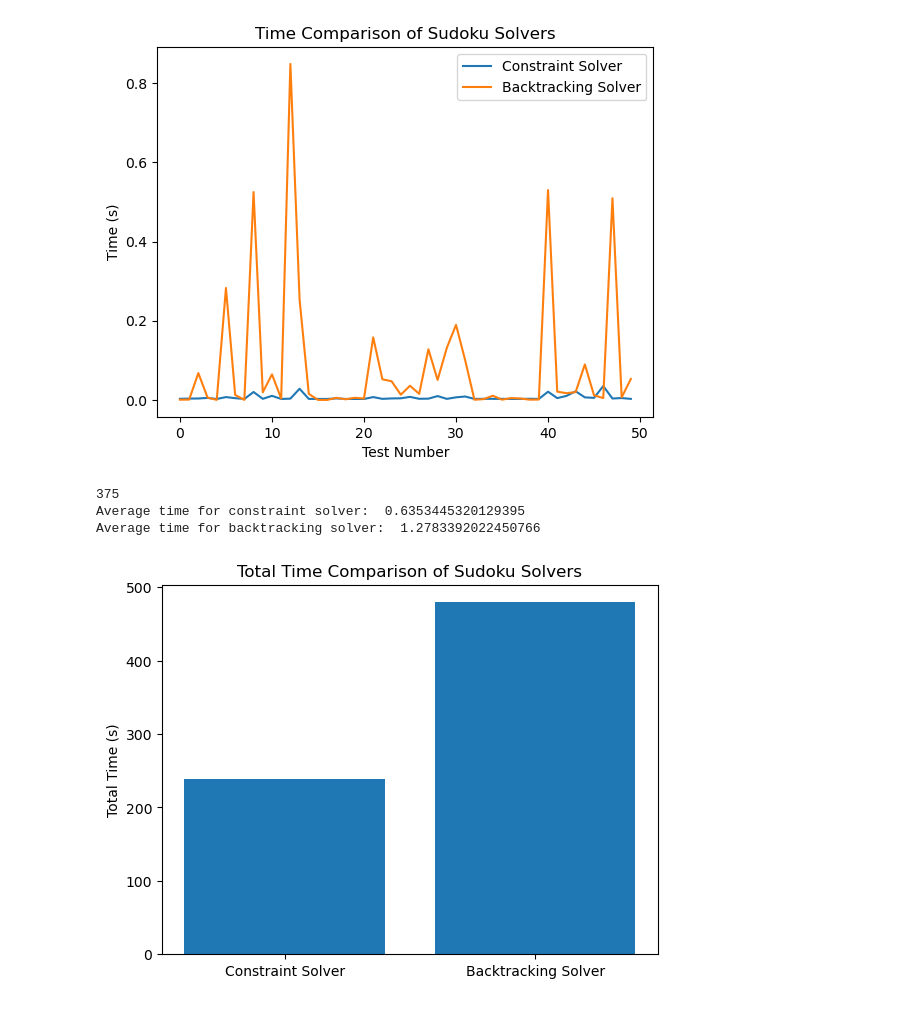
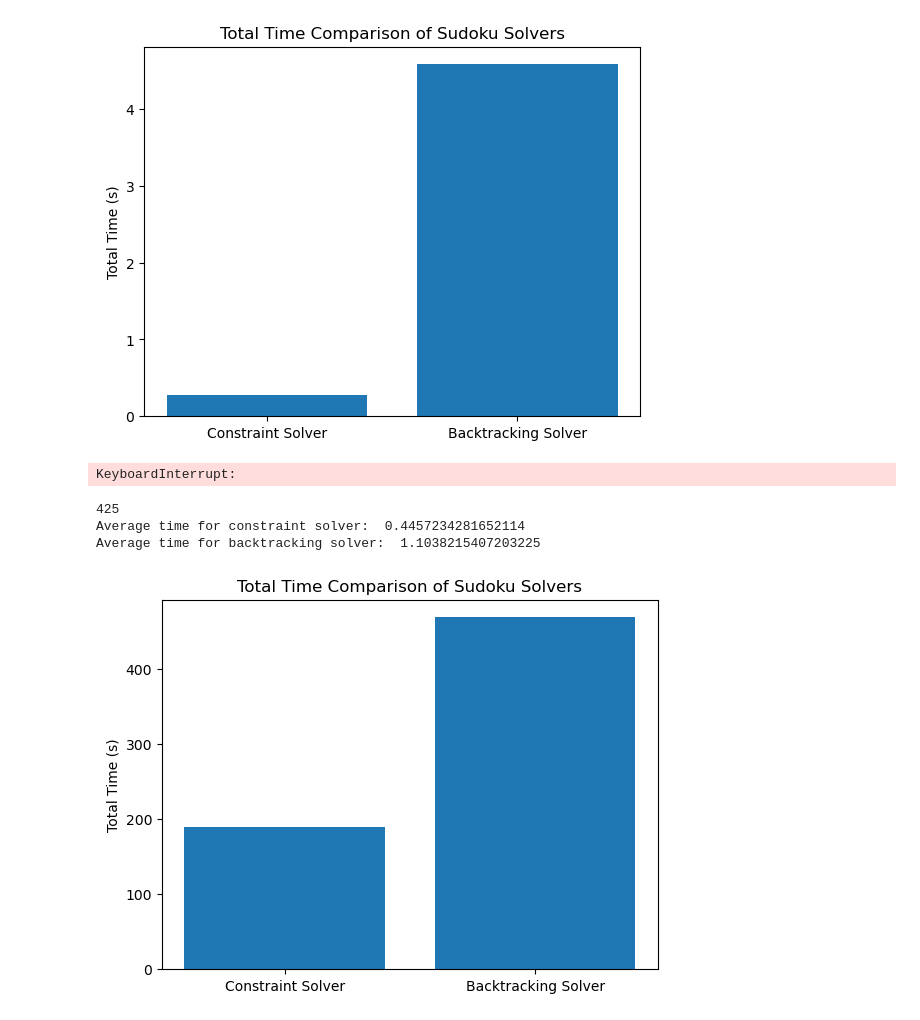
Before and after one commit to jsboigeEpita/2025-Epita-Programmation-par-Contraintes, a Jupyter notebook: main.ipynb, the cells around one changed output. Cells and saved outputs as stored; diff of their text form; code cells hidden in the pictures.

```diff
--- a/main.ipynb
+++ b/main.ipynb
@@ -82,19 +82,13 @@ Average time for backtracking solver:  0.08658882617950439
 # %%
 # plot un graphique avec deux courbes qui represente les valeurs des tableau average_time_constraint et average_time_backtracking
 import matplotlib.pyplot as plt
 
-plt.plot(time_constraint_tests, label='Constraint Solver')
-plt.plot(time_backtracking_tests, label='Backtracking Solver')
-plt.xlabel('Test Number')
-plt.ylabel('Time (s)')
-plt.title('Time Comparison of Sudoku Solvers')
-plt.legend()
+plt.bar(['Constraint Solver', 'Backtracking Solver'], [sum(time_constraint_tests), sum(time_backtracking_tests)])
+plt.ylabel('Total Time (s)')
+plt.title('Total Time Comparison of Sudoku Solvers')
 plt.show()
-
-time_constraint_tests = []
-time_backtracking_tests = []
 # %% [output]
-[figure, old version]
+[figure, new version]
 # %%
 file_grids = process_sudoku_file("hard_test.txt")
 
@@ -110,6 +104,8 @@ for grid in file_grids:
     solution = solve_sudoku_backtracking(grid)
     end = time.time()
     time_backtracking_tests.append(end - start)
+# %% [output]
+KeyboardInterrupt:
 # %%
 # Time comparative
 
@@ -121,9 +117,9 @@ average_time_backtracking = sum(time_backtracking_tests) / len(time_backtracking
 print("Average time for constraint solver: ", average_time_constraint)
 print("Average time for backtracking solver: ", average_time_backtracking)
 # %% [output]
-375
-Average time for constraint solver:  0.6353445320129395
-Average time for backtracking solver:  1.2783392022450766
+425
+Average time for constraint solver:  0.4457234281652114
+Average time for backtracking solver:  1.1038215407203225
 # %%
 
 plt.bar(['Constraint Solver', 'Backtracking Solver'], [sum(time_constraint_tests), sum(time_backtracking_tests)])
@@ -131,4 +127,4 @@ plt.ylabel('Total Time (s)')
 plt.title('Total Time Comparison of Sudoku Solvers')
 plt.show()
 # %% [output]
-[figure, old version]
+[figure, new version]
```
Also changed, not shown: parts of 11 cells of this notebook, 5 other files.
